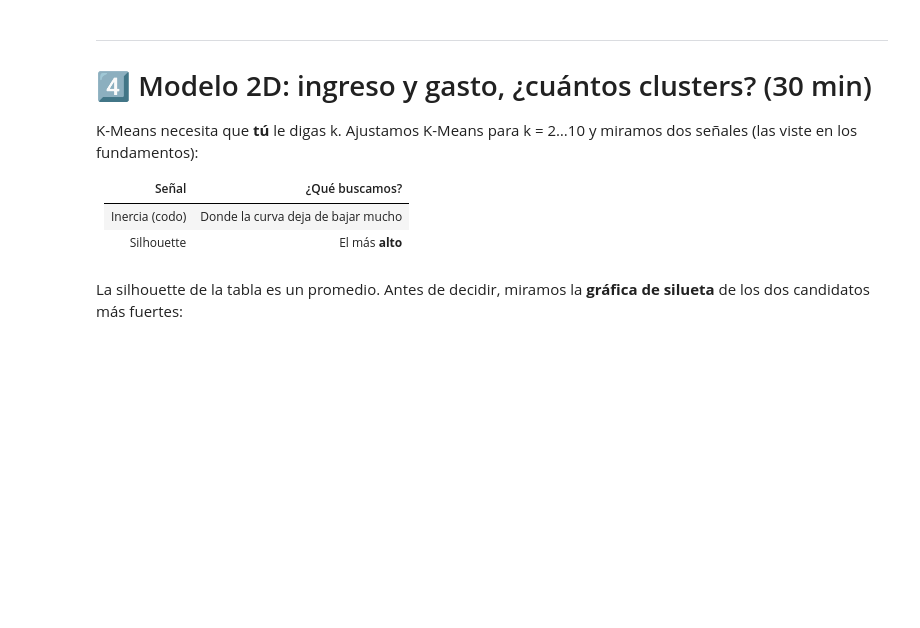
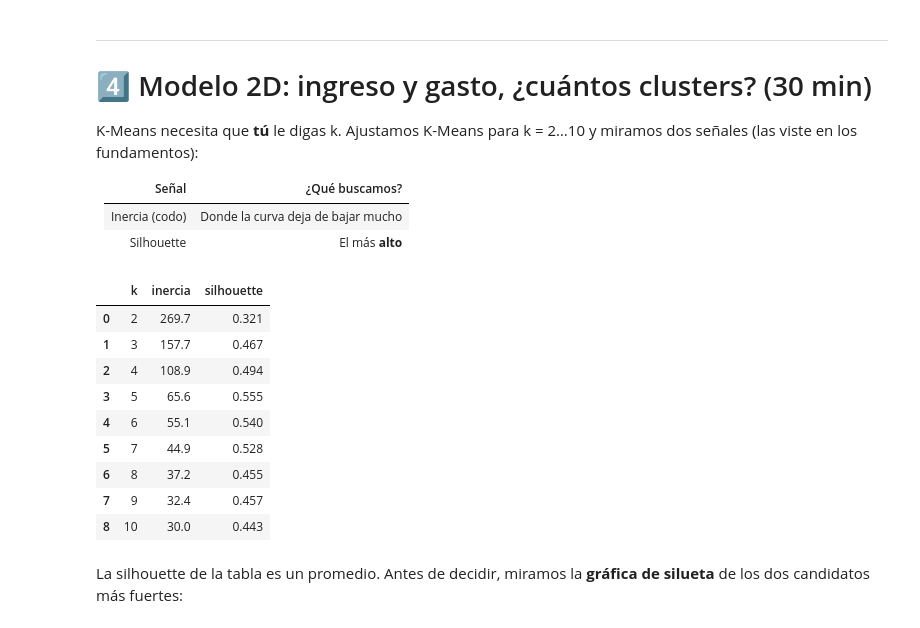
Before and after one commit to Emilio-Guevara/aprendizaje-no-supervisado-EmilioGuevara, a Jupyter notebook: 01-kmeans/caso_mall.ipynb, the cells around one changed output. Saved outputs shown, nothing was run; the diff lists cells and outputs as text; code cells hidden in the pictures; blank space fills up the shorter version.

```diff
--- a/01-kmeans/caso_mall.ipynb
+++ b/01-kmeans/caso_mall.ipynb
@@ -513,3 +574,9 @@ COLS_2D = ['ingreso_anual', 'gasto']
 # 2. Imprime la forma de X_2d, y la media y desviación de cada columna:
 #    X_2d.mean(axis=0).round(2) y X_2d.std(axis=0).round(2)
 # ✍️ Tu código aquí
+
+X_2d, scaler_2d = preparar_mall(df, COLS_2D)
+
+print(X_2d.shape)
+print(X_2d.mean(axis=0).round(2)+0)
+print(X_2d.std(axis=0).round(2))
@@ -530,7 +602,20 @@ K-Means necesita que **tú** le digas k. Ajustamos K-Means para k = 2…10 y mir
 # %%
 # Inercia y silhouette para k = 2, ..., 10
 # Pista: metricas_2d = tabla_metricas_k(X_2d, range(2, 11)) y muestra la tabla
 # ✍️ Tu código aquí
+metricas_2d = tabla_metricas_k(X_2d, range(2, 11))
+metricas_2d
+# %% [output]
+|  | k | inercia | silhouette |
+| 0 | 2 | 269.7 | 0.321 |
+| 1 | 3 | 157.7 | 0.467 |
+| 2 | 4 | 108.9 | 0.494 |
+| 3 | 5 | 65.6 | 0.555 |
+| 4 | 6 | 55.1 | 0.540 |
+| 5 | 7 | 44.9 | 0.528 |
+| 6 | 8 | 37.2 | 0.455 |
+| 7 | 9 | 32.4 | 0.457 |
+| 8 | 10 | 30.0 | 0.443 |
 # %%
 # 1. Método del codo: plot_codo(metricas_2d['k'], metricas_2d['inercia'])
 # 2. Silhouette según k: plot_silueta_k(metricas_2d)
```
Also changed, not shown: parts of 18 cells of this notebook, 1 other file.
